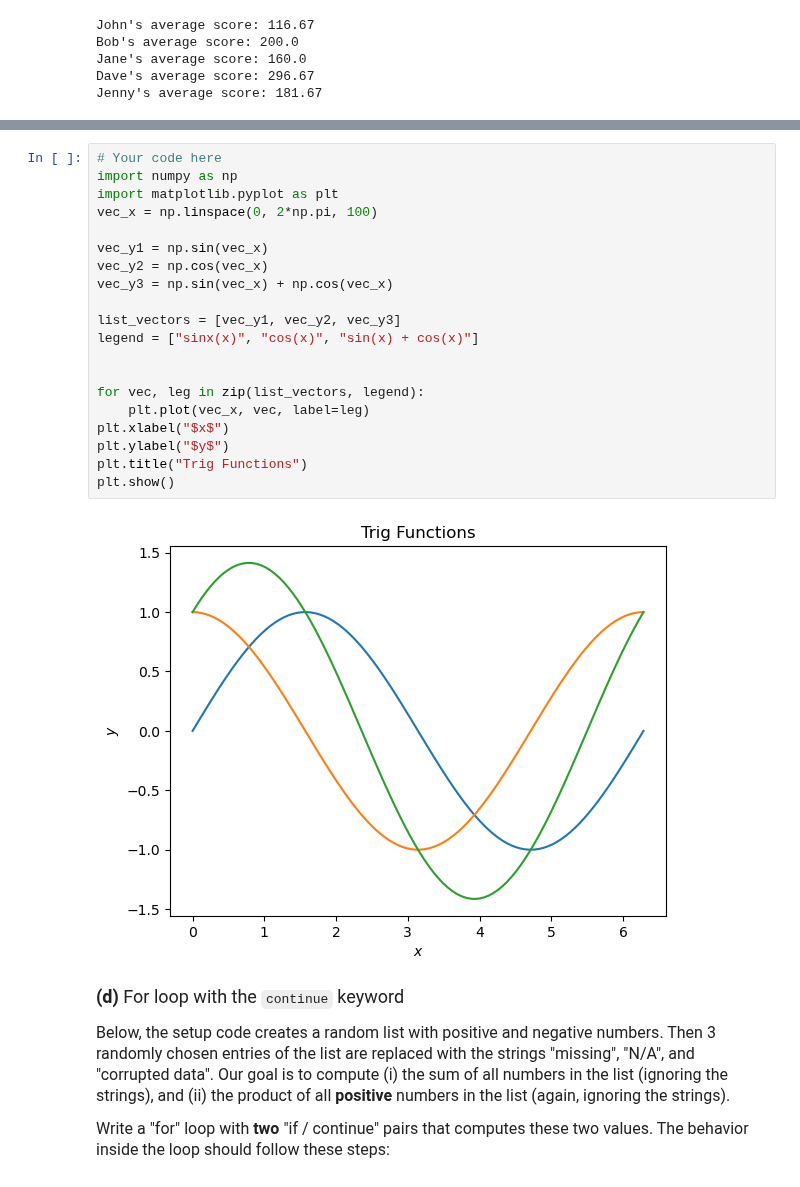
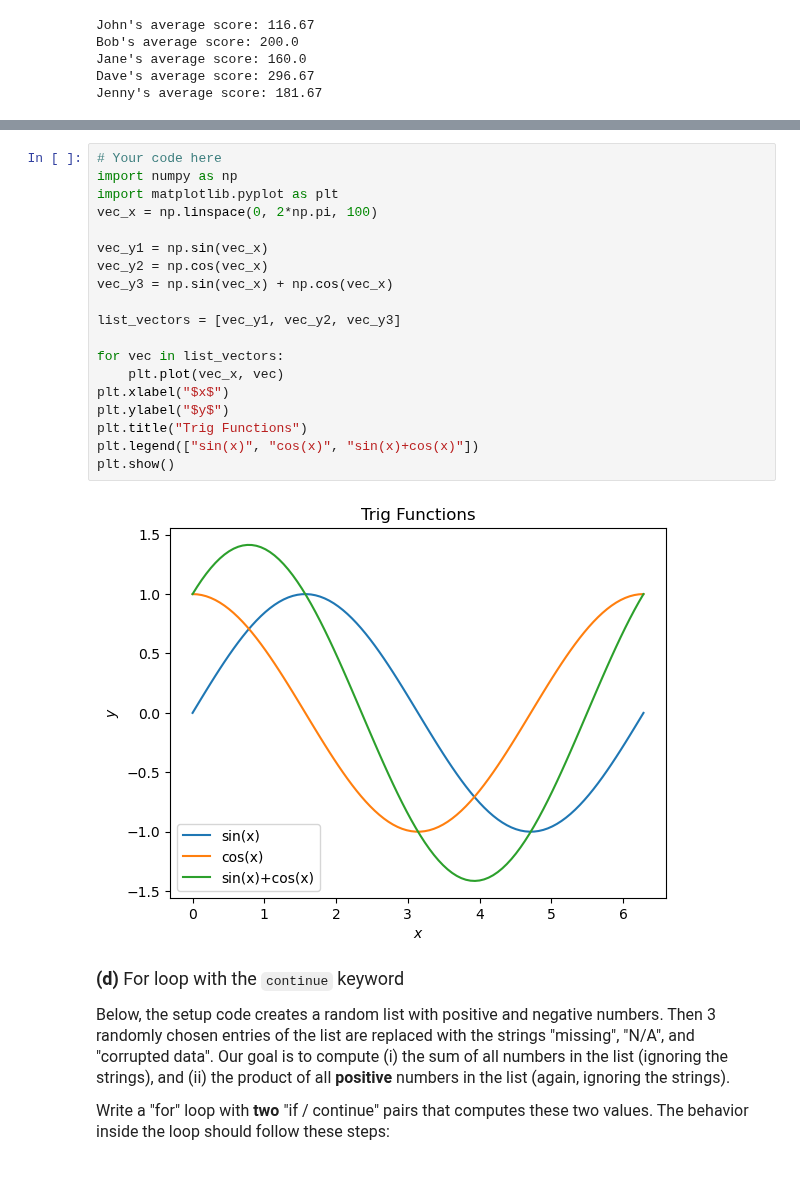
Before and after one commit to elizabethaskin/datasci151fall2026, a Jupyter notebook: _assignments/assignment_5/Assignment5.ipynb, the cells around one changed output, grey strips where cells are left out. Drawn from its saved outputs; the diff is of its cells as text.

```diff
--- a/_assignments/assignment_5/Assignment5.ipynb
+++ b/_assignments/assignment_5/Assignment5.ipynb
@@ -192,25 +192,24 @@ Jenny's average score: 181.67
 # %%
 # Your code here
 import numpy as np
 import matplotlib.pyplot as plt
 vec_x = np.linspace(0, 2*np.pi, 100)
 
 vec_y1 = np.sin(vec_x)
 vec_y2 = np.cos(vec_x)
 vec_y3 = np.sin(vec_x) + np.cos(vec_x)
 
 list_vectors = [vec_y1, vec_y2, vec_y3]
-legend = ["sinx(x)", "cos(x)", "sin(x) + cos(x)"]
 
-
-for vec, leg in zip(list_vectors, legend):
-    plt.plot(vec_x, vec, label=leg)
+for vec in list_vectors:
+    plt.plot(vec_x, vec)
 plt.xlabel("$x$")
 plt.ylabel("$y$")
 plt.title("Trig Functions")
+plt.legend(["sin(x)", "cos(x)", "sin(x)+cos(x)"])
 plt.show()
 # %% [output]
-[figure, old version]
+[figure, new version]
 # %% [markdown]
 <font size = "4">
 
```
